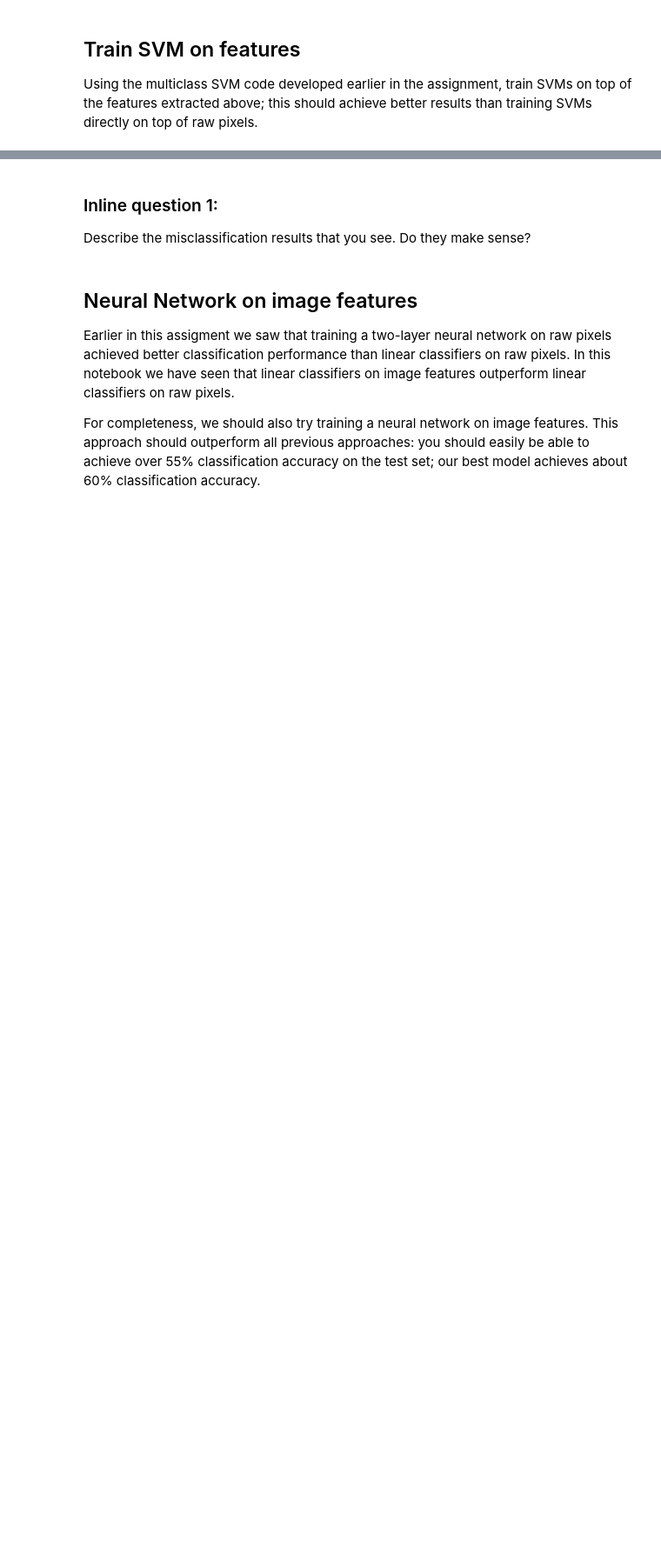
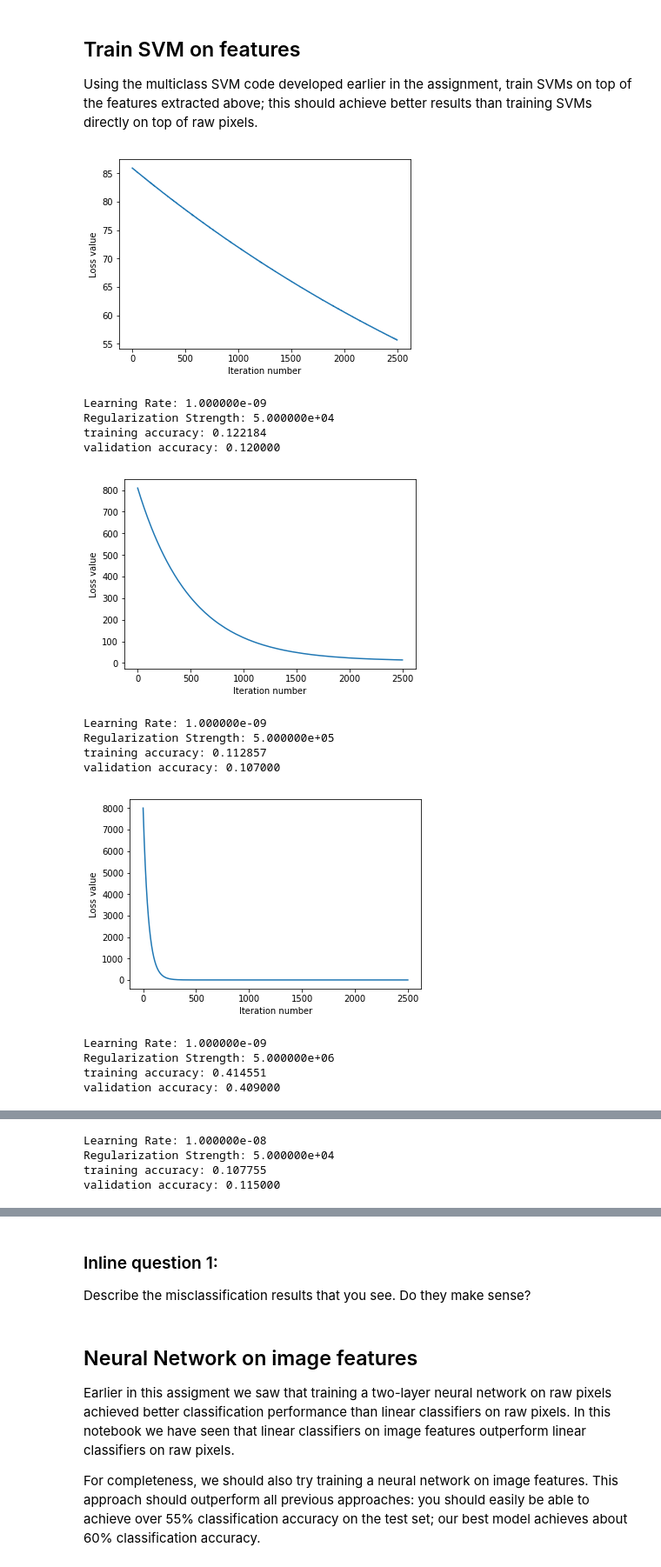
Before and after one commit to denisMihaylov/University, a Jupyter notebook: masters/dl-tf/assignment1/features.ipynb, the cells around one changed output, grey strips where cells are left out. Shown at 87% size. Drawn from its saved outputs; the diff is of its cells as text; code cells hidden in the pictures; blank space fills up the shorter version.

```diff
--- a/masters/dl-tf/assignment1/features.ipynb
+++ b/masters/dl-tf/assignment1/features.ipynb
@@ -95,0 +112,10 @@ TypeError: slice indices must be integers or None or have an __index__ method
+# %%
+# Preprocessing: reshape the image data into rows
+X_train_feats = np.reshape(X_train_feats, (X_train_feats.shape[0], -1))
+X_val_feats = np.reshape(X_val_feats, (X_val_feats.shape[0], -1))
+X_test_feats = np.reshape(X_test_feats, (X_test_feats.shape[0], -1))
+
+# As a sanity check, print out the shapes of the data
+print('Training data shape: ', X_train_feats.shape)
+print('Validation data shape: ', X_train_feats.shape)
+print('Test data shape: ', X_train_feats.shape)
@@ -99,33 +129,72 @@ Using the multiclass SVM code developed earlier in the assignment, train SVMs on
 # %%
 # Use the validation set to tune the learning rate and regularization strength
 
+from itertools import product
 from deep_learning_su.classifiers.linear_classifier import LinearSVM
 
 learning_rates = [1e-9, 1e-8, 1e-7]
 regularization_strengths = [5e4, 5e5, 5e6]
 
 results = {}
 best_val = -1
 best_svm = None
+
+for lr, reg in product(learning_rates, regularization_strengths):
+    svm = LinearSVM()
+    loss_hist = svm.train(X_train_feats, y_train, learning_rate=lr, reg=reg,
+                      num_iters=2500, verbose=False)
+
+    plt.plot(loss_hist)
+    plt.xlabel('Iteration number')
+    plt.ylabel('Loss value')
+    plt.show()
+    print("Learning Rate: %e\nRegularization Strength: %e" % (lr, reg))
+
+    y_train_pred = svm.predict(X_train_feats)
+    training_accuracy = np.mean(y_train == y_train_pred)
+    print('training accuracy: %f' % training_accuracy)
+    y_val_pred = svm.predict(X_val_feats)
+    val_accuracy = np.mean(y_val == y_val_pred)
+    print('validation accuracy: %f' % val_accuracy)
+    results[(lr, reg)] = (training_accuracy, val_accuracy)
+    if val_accuracy > best_val:
+        best_val = val_accuracy
+        best_svm = svm
 
 pass
 ################################################################################
 # TODO:                                                                        #
 # Use the validation set to set the learning rate and regularization strength. #
 # This should be identical to the validation that you did for the SVM; save    #
 # the best trained classifer in best_svm. You might also want to play          #
 # with different numbers of bins in the color histogram. If you are careful    #
 # you should be able to get accuracy of near 0.44 on the validation set.       #
 ################################################################################
 pass
 ################################################################################
 #                              END OF YOUR CODE                                #
 ################################################################################
 
 # Print out results.
 for lr, reg in sorted(results):
     train_accuracy, val_accuracy = results[(lr, reg)]
     print('lr %e reg %e train accuracy: %f val accuracy: %f' % (
                 lr, reg, train_accuracy, val_accuracy))
 
 print('best validation accuracy achieved during cross-validation: %f' % best_val)
+# %% [output]
+[figure, added]
+Learning Rate: 1.000000e-09
+Regularization Strength: 5.000000e+04
+training accuracy: 0.122184
+validation accuracy: 0.120000
+[figure, added]
+Learning Rate: 1.000000e-09
+Regularization Strength: 5.000000e+05
+training accuracy: 0.112857
+validation accuracy: 0.107000
+[figure, added]
+Learning Rate: 1.000000e-09
+Regularization Strength: 5.000000e+06
+training accuracy: 0.414551
+validation accuracy: 0.409000
@@ -131,0 +202,4 @@ print('best validation accuracy achieved during cross-validation: %f' % best_val
+Learning Rate: 1.000000e-08
+Regularization Strength: 5.000000e+04
+training accuracy: 0.107755
+validation accuracy: 0.115000
```
Also changed, not shown: parts of 4 cells of this notebook, 1 other file.
